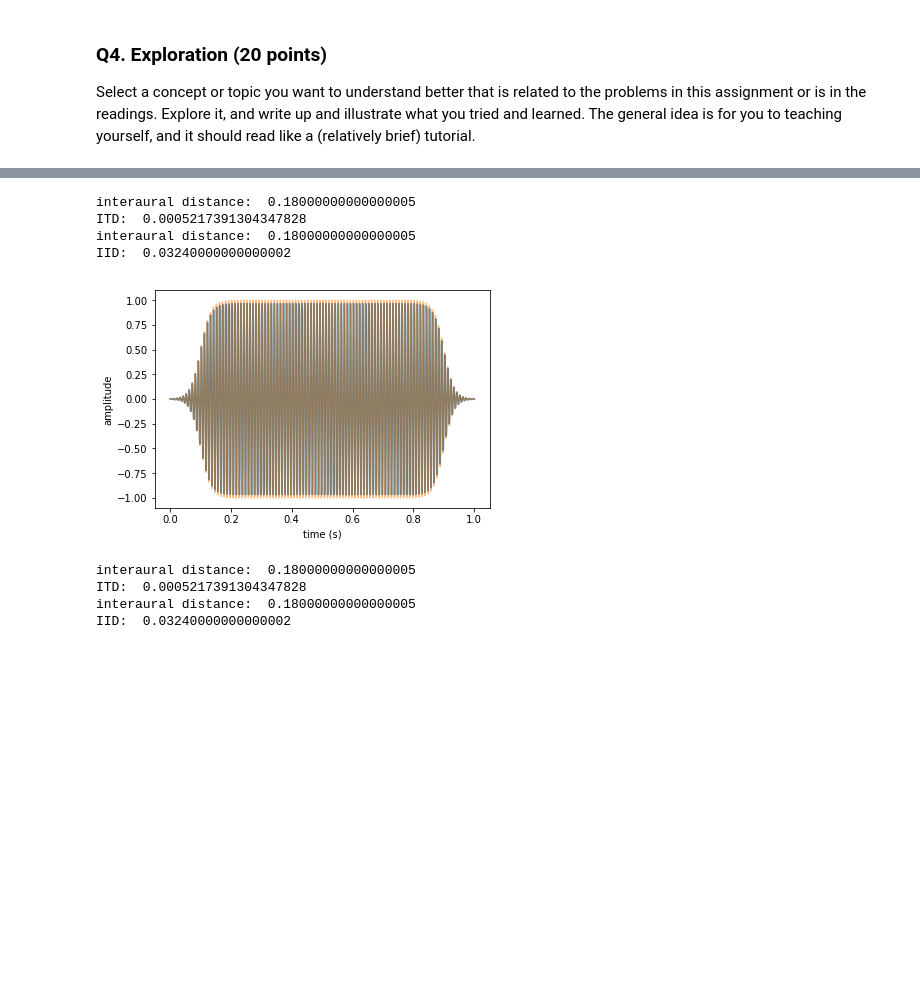
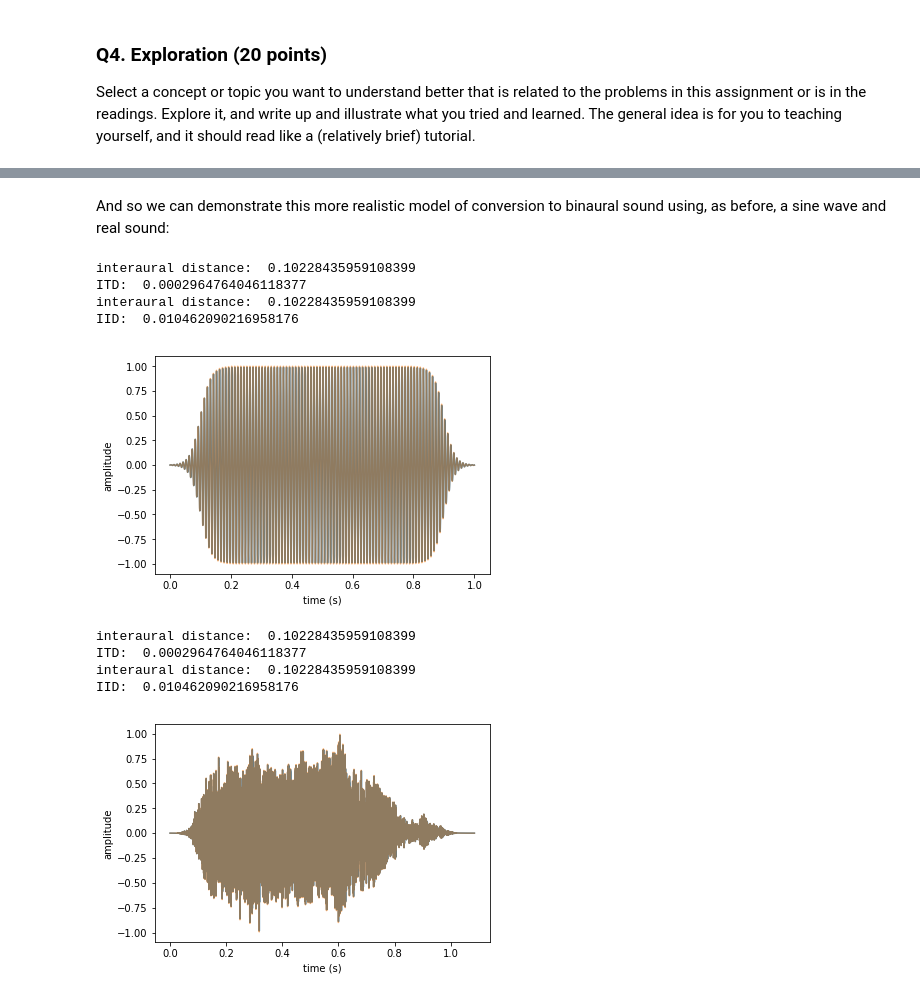
Before and after one commit to brennanmcfarland/computational-perception-class, a Jupyter notebook: CP-A3-bfm21.ipynb, the cells around one changed output, grey strips where cells are left out. Saved outputs shown, nothing was run; the diff lists cells and outputs as text; code cells hidden in the pictures; blank space fills up the shorter version.

```diff
--- a/CP-A3-bfm21.ipynb
+++ b/CP-A3-bfm21.ipynb
@@ -482,23 +539,26 @@ def apply_iid(waveform, angle, distance, print_iid=False):
     else:
         waveform[:, 1] *= float(1.0 - iid)
     return waveform
+# %% [markdown]
+And so we can demonstrate this more realistic model of conversion to binaural sound using, as before, a sine wave and real sound:
 # %%
-angle = 90
-distance = 1
+angle = 45
+distance = .1 # remember distance is in m
 
 sine_sound_wave, real_sound_wave = get_example_sounds()
 
 for sound_wave in (sine_sound_wave, real_sound_wave):
     stereo_sound, _, _ = stereo_and_ramp(sound_wave.codomain, angle, distance, sound_wave.srate, .2, print_itd=True)
     stereo_sound = apply_iid(stereo_sound, angle, distance, print_iid=True)
     play_and_plot(stereo_sound, sound_wave, overlay_channels=True)
 # %% [output]
-interaural distance:  0.18000000000000005
-ITD:  0.0005217391304347828
-interaural distance:  0.18000000000000005
-IID:  0.03240000000000002
+interaural distance:  0.10228435959108399
+ITD:  0.0002964764046118377
+interaural distance:  0.10228435959108399
+IID:  0.010462090216958176
 [figure]
-interaural distance:  0.18000000000000005
-ITD:  0.0005217391304347828
-interaural distance:  0.18000000000000005
-IID:  0.03240000000000002
+interaural distance:  0.10228435959108399
+ITD:  0.0002964764046118377
+interaural distance:  0.10228435959108399
+IID:  0.010462090216958176
+[figure, added]
```
Also changed, not shown: parts of 32 cells of this notebook.
